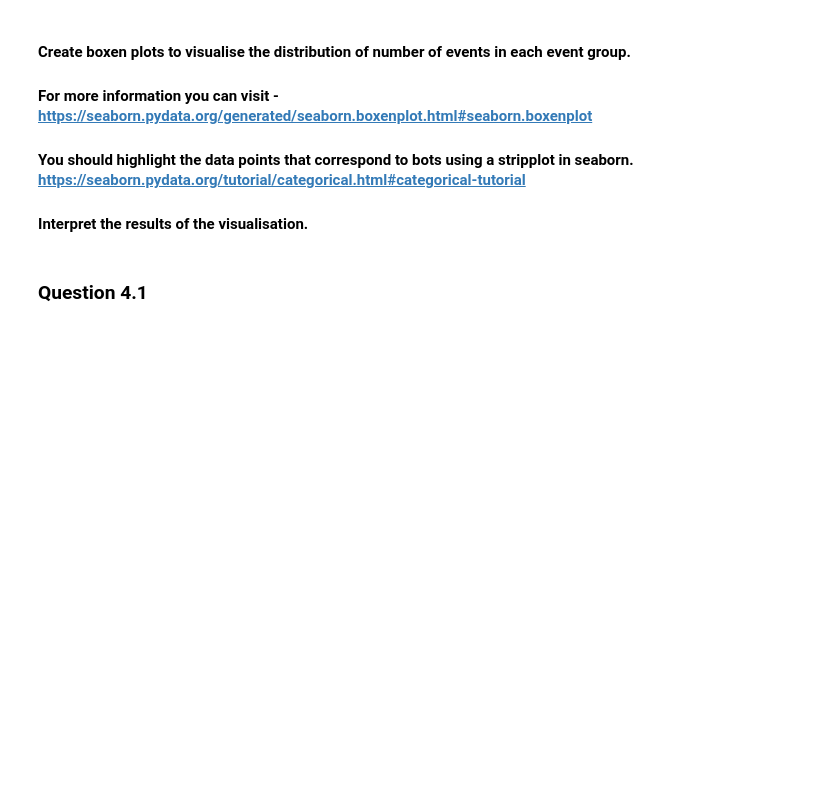
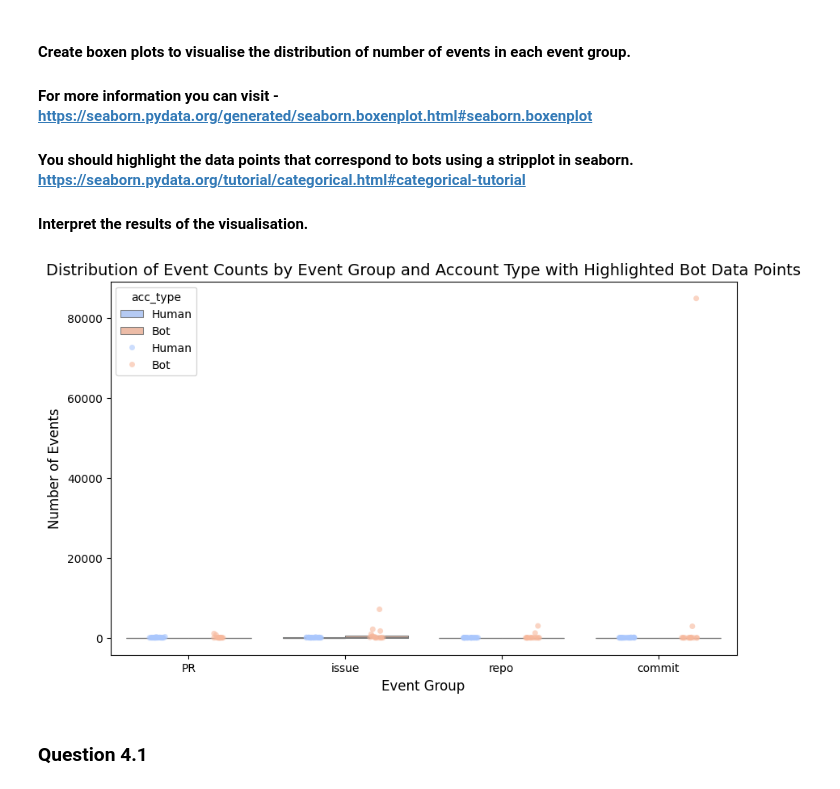
Before and after one commit to ToneskoNewAccount/Software_Evolution_TP_bots, a Jupyter notebook: TP_bots_template.ipynb, the cells around one changed output. Saved outputs shown, nothing was run; the diff lists cells and outputs as text; code cells hidden in the pictures; blank space fills up the shorter version.

```diff
--- a/TP_bots_template.ipynb
+++ b/TP_bots_template.ipynb
@@ -636,6 +636,22 @@ plt.show()
 #### Interpret the results of the visualisation.
 # %%
 # YOUR CODE BELOW - Visualize number of events from pull request event group
+# Melt the dataframe for easier plotting with seaborn
+melted_df = final_df[['acc_type', 'PR', 'issue', 'repo', 'commit']].melt(id_vars='acc_type', var_name='event_group', value_name='event_count')
+
+plt.figure(figsize=(10, 6))
+sns.boxenplot(x='event_group', y='event_count', hue='acc_type', data=melted_df, palette='coolwarm', showfliers=False)
+# Overlay a stripplot to highlight the data points for bots
+sns.stripplot(x='event_group', y='event_count', hue='acc_type', data=melted_df, palette='coolwarm', jitter=True, dodge=True, marker='o', alpha=0.6)
+
+plt.title("Distribution of Event Counts by Event Group and Account Type with Highlighted Bot Data Points", fontsize=14)
+plt.xlabel("Event Group", fontsize=12)
+plt.ylabel("Number of Events", fontsize=12)
+
+# Show the plot
+plt.show()
+# %% [output]
+[figure, added]
 # %%
 # YOUR CODE BELOW - Visualise number of events from issue event group
 # %%
```
Also changed, not shown: parts of 5 cells of this notebook.
